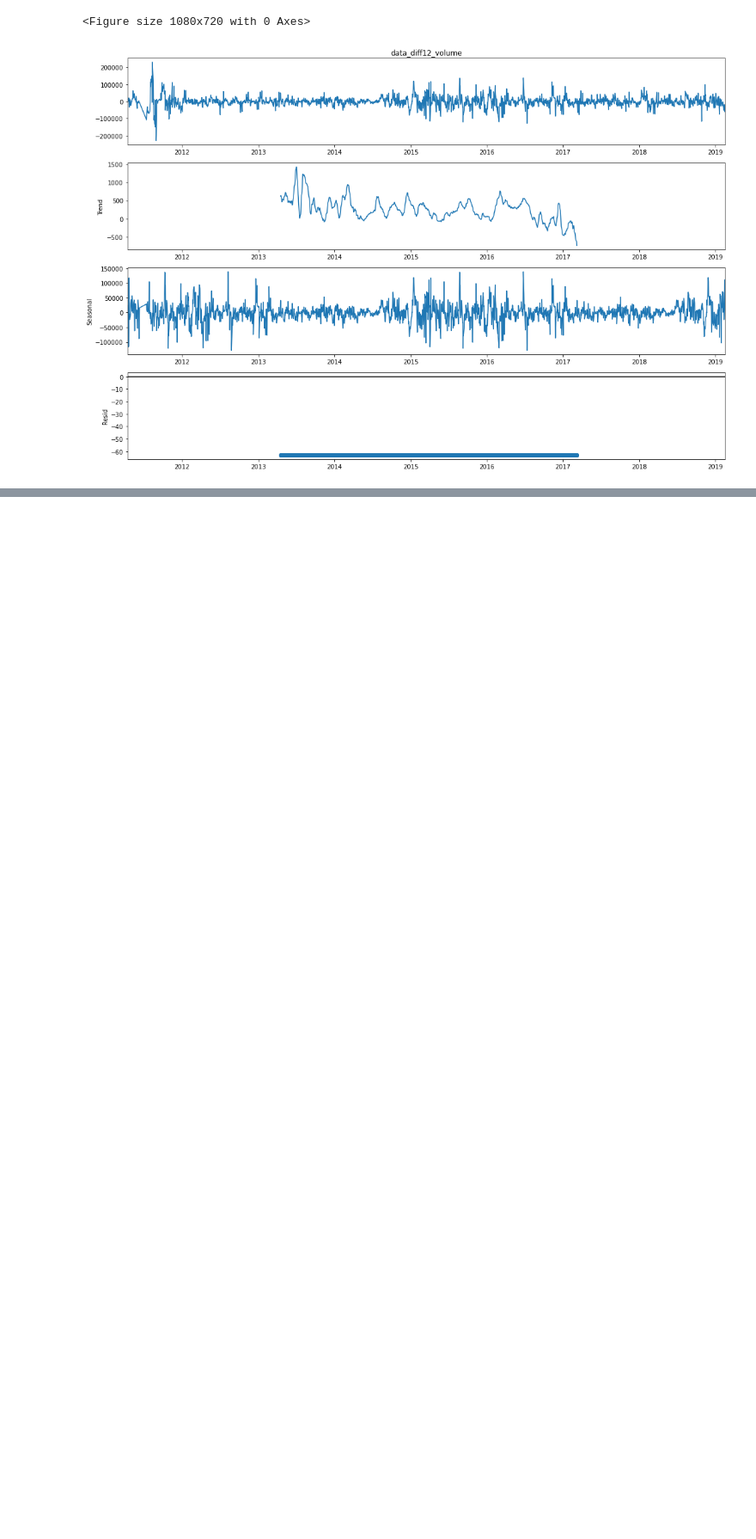
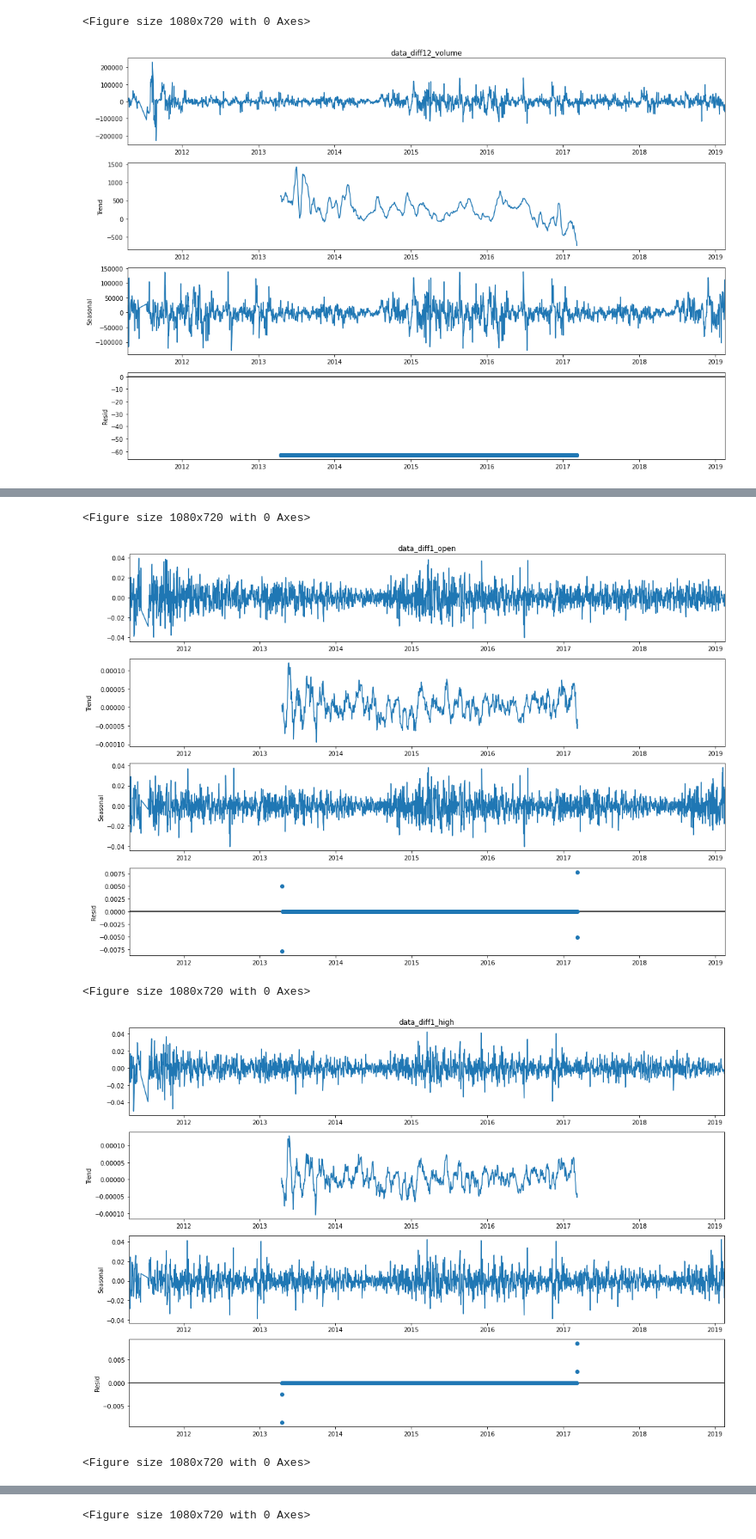
Before and after one commit to razmarrus/diploma, a Jupyter notebook: Data_Preparation.ipynb, the cells around one changed output, grey strips where cells are left out. Shown at 86% size. Saved outputs shown, nothing was run; the diff lists cells and outputs as text; code cells hidden in the pictures; blank space fills up the shorter version.

```diff
--- a/Data_Preparation.ipynb
+++ b/Data_Preparation.ipynb
@@ -10,6 +10,7 @@ from itertools import product
 Populating the interactive namespace from numpy and matplotlib
 # %%
 df = pd.read_csv('forex.csv', index_col=['date'], parse_dates=['date'], dayfirst=True)
+columns_list = df.columns
 df
 # %% [output]
 |  | open | high | low | close | volume |
@@ -100,0 +105,12 @@ for column in df.columns:
+# %%
+for column in columns_list:
+    df['data_diff1_'+ str(column)] = df['data_diff12_'+ str(column)] - df['data_diff12_'+ str(column)].shift(1)
+    plt.figure(figsize(15,10))
+    sm.tsa.seasonal_decompose(df['data_diff1_'+ str(column)][13:],period = 1017).plot()
+    #print("Критерий Дики-Фуллера: p=%f" % sm.tsa.stattools.adfuller(df['data_diff1'][13:])[1])
+# %% [output]
+<Figure size 1080x720 with 0 Axes>
+[figure, added]
+<Figure size 1080x720 with 0 Axes>
+[figure, added]
+<Figure size 1080x720 with 0 Axes>
@@ -100,0 +118 @@ for column in df.columns:
+<Figure size 1080x720 with 0 Axes>
```
Also changed, not shown: parts of 12 cells of this notebook, 2 other files.
